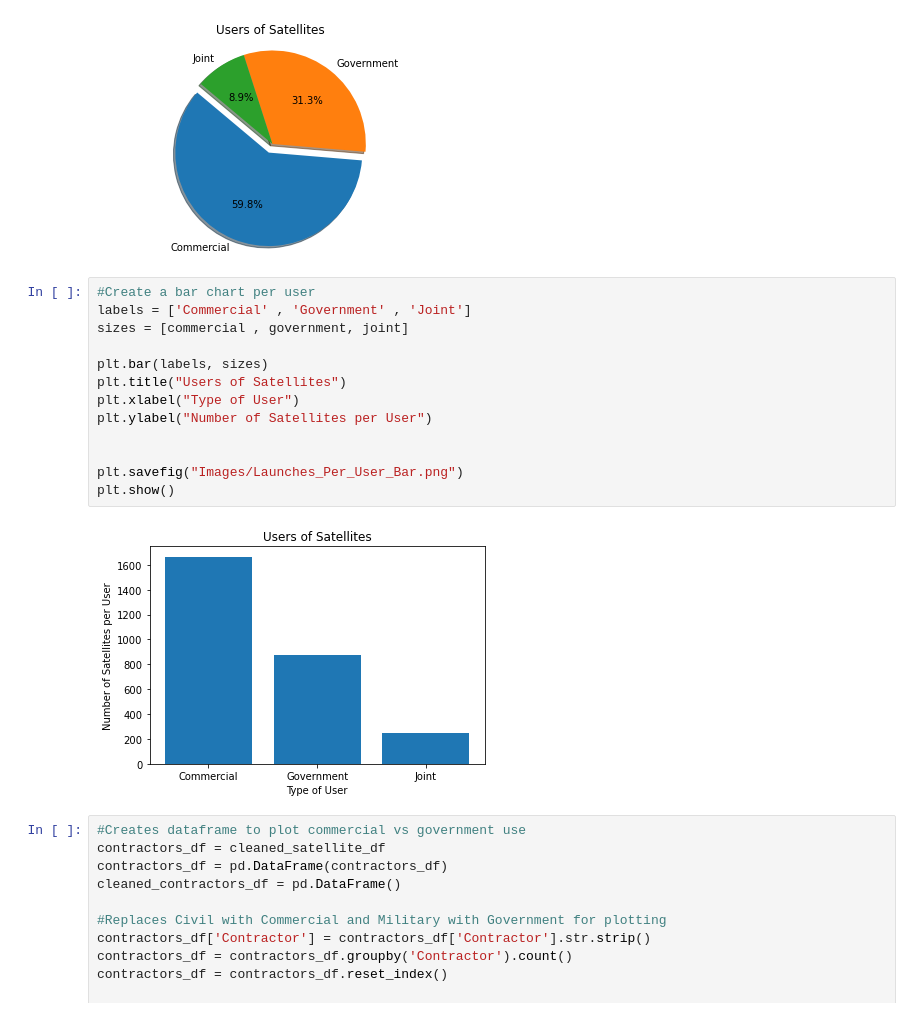
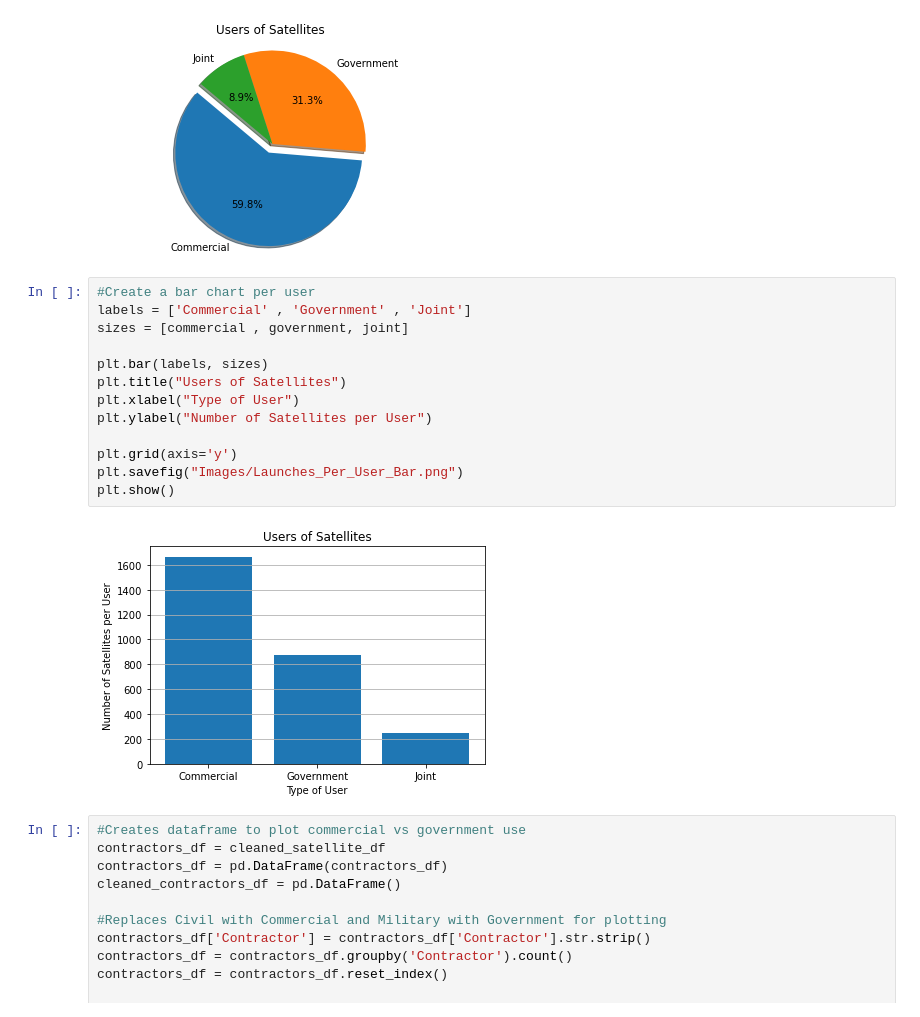
Before and after one commit to jdmerryman88/Worldwide_Satellite_Analysis, a Jupyter notebook: worldwideJustin.ipynb, the cells around one changed output. Cells and saved outputs as stored; diff of their text form.

```diff
--- a/worldwideJustin.ipynb
+++ b/worldwideJustin.ipynb
@@ -242,18 +242,18 @@ plt.show()
 # %%
 #Create a bar chart per user
 labels = ['Commercial' , 'Government' , 'Joint']
 sizes = [commercial , government, joint]
 
 plt.bar(labels, sizes)
 plt.title("Users of Satellites")
 plt.xlabel("Type of User")
 plt.ylabel("Number of Satellites per User")
 
-
+plt.grid(axis='y')
 plt.savefig("Images/Launches_Per_User_Bar.png")
 plt.show()
 # %% [output]
-[figure, old version]
+[figure, new version]
 # %%
 #Creates dataframe to plot commercial vs government use
 contractors_df = cleaned_satellite_df
```
Also changed, not shown: parts of 8 cells of this notebook, 1 other file.
